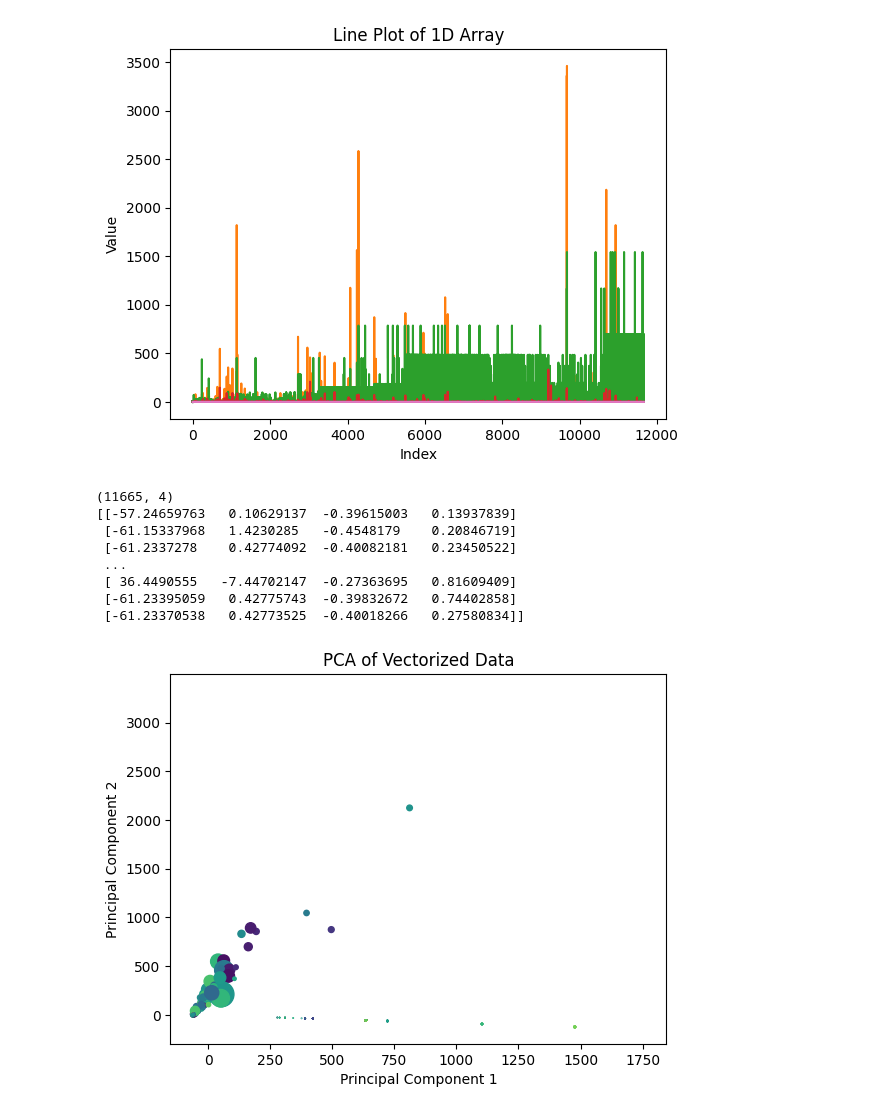
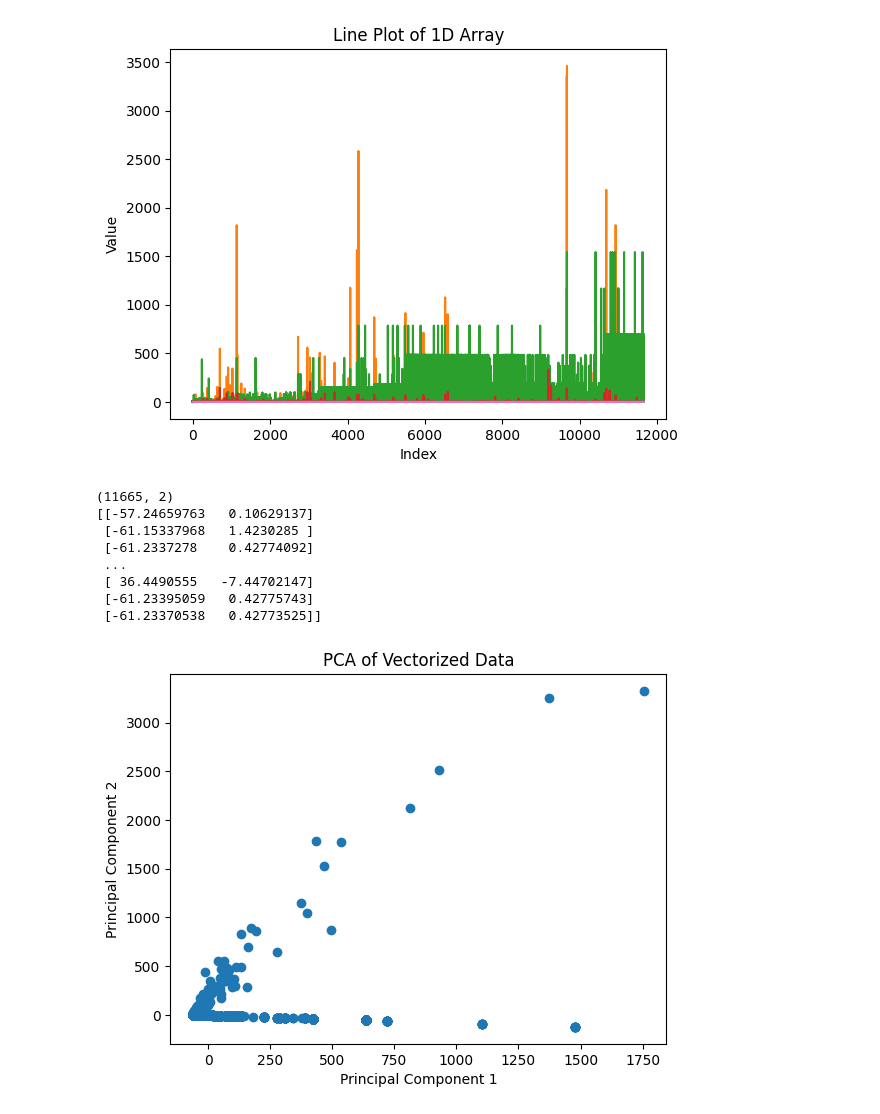
Before and after one commit to mariuskiefer/Classification_Propaganda, a Jupyter notebook: BA_Marius.ipynb, the cells around one changed output. Saved outputs shown, nothing was run; the diff lists cells and outputs as text; code cells hidden in the pictures.

```diff
--- a/BA_Marius.ipynb
+++ b/BA_Marius.ipynb
@@ -692,26 +692,26 @@ plt.show()
 [figure]
 # %%
 # Perform PCA
-pca = PCA(n_components=4)
+pca = PCA(n_components=2)
 reduced_data = pca.fit_transform(joined_array)
 
 print(reduced_data.shape)
 print(reduced_data)
 
-#reduced_data[:, 2],reduced_data[:, 3],reduced_data[:, 4], reduced_data[:, 5], reduced_data[:, 6], reduced_data[:, 7], reduced_data[:, 8], reduced_data[:, 9]
+
 # Plot
-plt.scatter(reduced_data[:, 0],reduced_data[:, 1], reduced_data[:, 2], reduced_data[:, 3])
+plt.scatter(reduced_data[:, 0],reduced_data[:, 1])
 plt.xlabel('Principal Component 1')
 plt.ylabel('Principal Component 2')
 plt.title('PCA of Vectorized Data')
 plt.show()
 # %% [output]
-(11665, 4)
-[[-57.24659763   0.10629137  -0.39615003   0.13937839]
- [-61.15337968   1.4230285   -0.4548179    0.20846719]
- [-61.2337278    0.42774092  -0.40082181   0.23450522]
+(11665, 2)
+[[-57.24659763   0.10629137]
+ [-61.15337968   1.4230285 ]
+ [-61.2337278    0.42774092]
  ...
- [ 36.4490555   -7.44702147  -0.27363695   0.81609409]
- [-61.23395059   0.42775743  -0.39832672   0.74402858]
- [-61.23370538   0.42773525  -0.40018266   0.27580834]]
+ [ 36.4490555   -7.44702147]
+ [-61.23395059   0.42775743]
+ [-61.23370538   0.42773525]]
-[figure, old version]
+[figure, new version]
```
